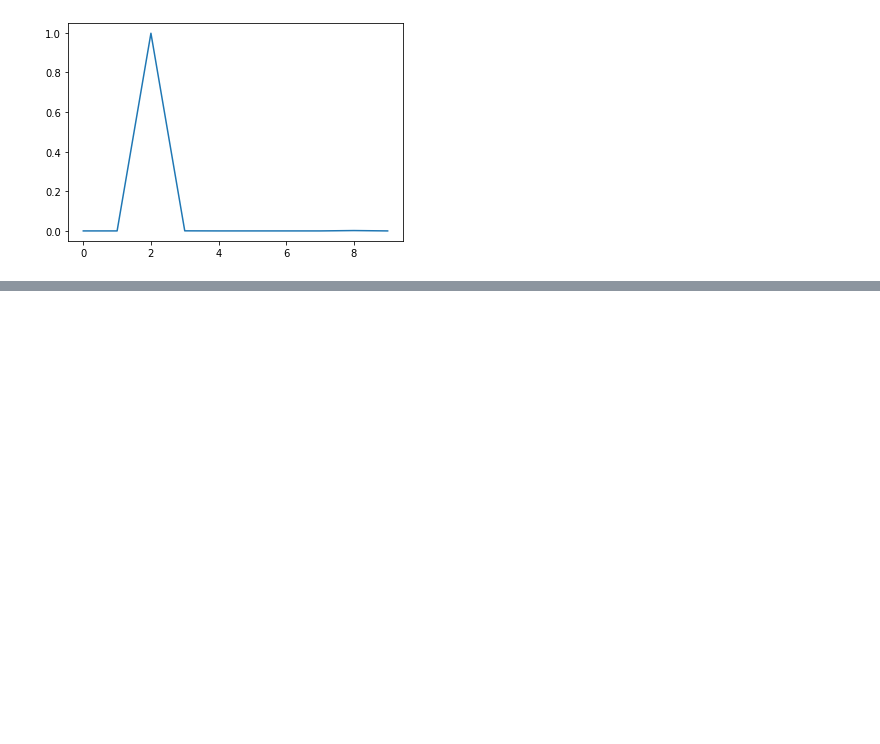
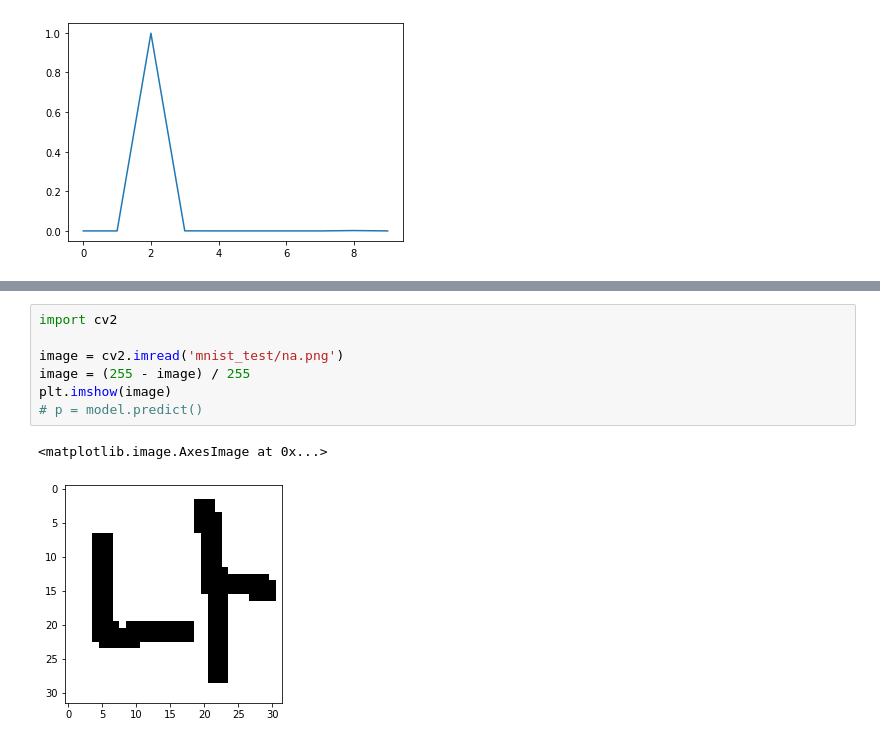
Before and after one commit to loftmain/opencv_project, a Jupyter notebook: week3/cnn_day1.ipynb, the cells around one changed output, grey strips where cells are left out. Cells and saved outputs as stored; diff of their text form; blank space fills up the shorter version.

```diff
--- a/week3/cnn_day1.ipynb
+++ b/week3/cnn_day1.ipynb
@@ -752,0 +782,10 @@ plt.plot(p[0])
+# %%
+import cv2
+
+image = cv2.imread('mnist_test/na.png')
+image = (255 - image) / 255
+plt.imshow(image)
+# p = model.predict()
+# %% [output]
+<matplotlib.image.AxesImage at 0x...>
+[figure, added]
```
Also changed, not shown: parts of 6 cells of this notebook, 7 other files.
